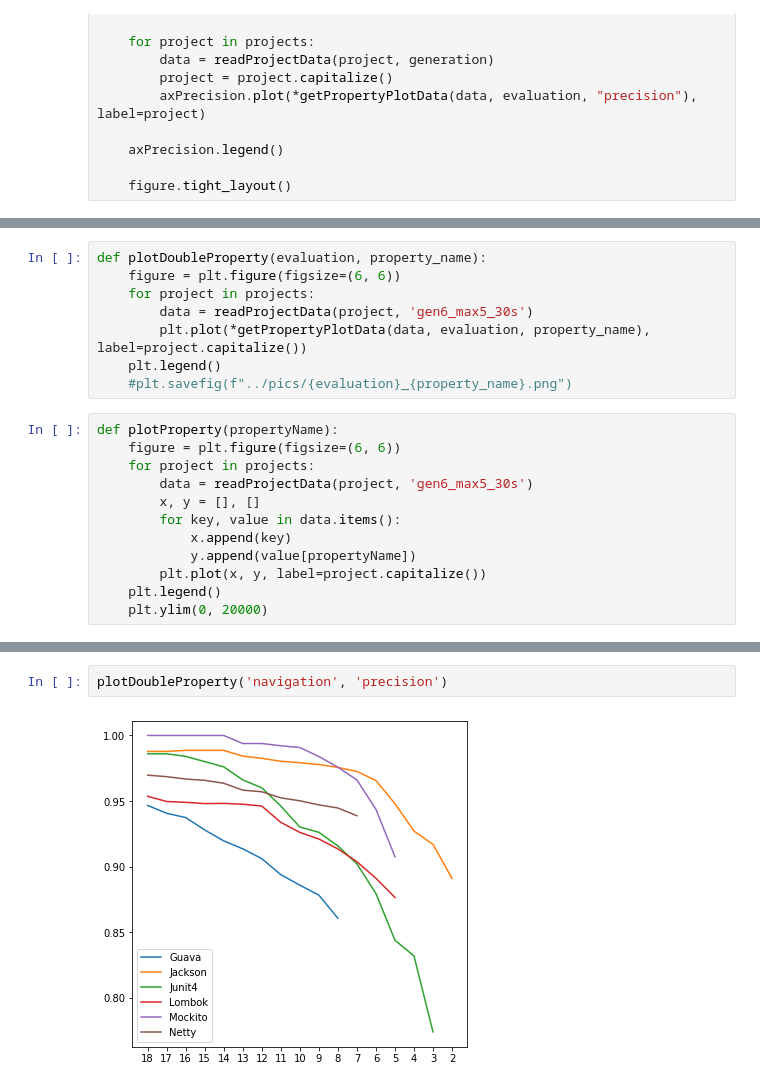
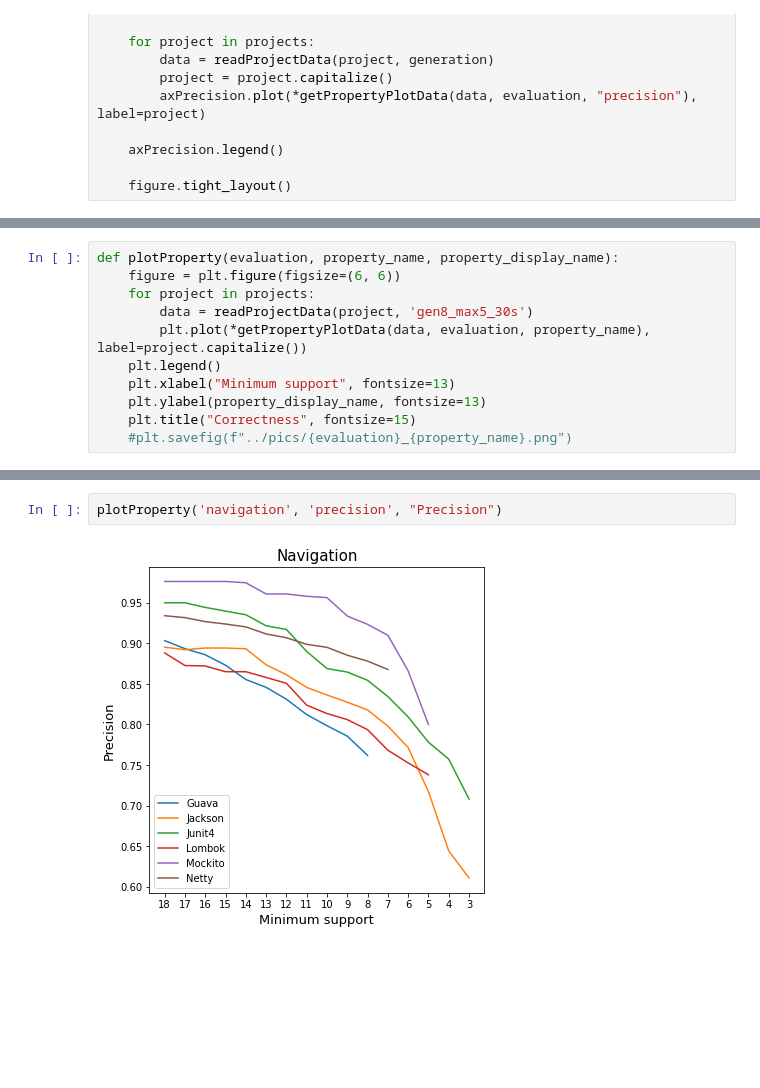
Before and after one commit to mrmegapolys/GitRules, a Jupyter notebook: notebooks/evaluation.ipynb, the cells around one changed output, grey strips where cells are left out. Drawn from its saved outputs; the diff is of its cells as text; blank space fills up the shorter version.

```diff
--- a/notebooks/evaluation.ipynb
+++ b/notebooks/evaluation.ipynb
@@ -128,20 +128,11 @@ plotFalseAlarm('gen6_max5_30s')
 # %%
-def plotDoubleProperty(evaluation, property_name):
+def plotProperty(evaluation, property_name, property_display_name):
     figure = plt.figure(figsize=(6, 6))
     for project in projects:
-        data = readProjectData(project, 'gen6_max5_30s')
+        data = readProjectData(project, 'gen8_max5_30s')
         plt.plot(*getPropertyPlotData(data, evaluation, property_name), label=project.capitalize())
     plt.legend()
+    plt.xlabel("Minimum support", fontsize=13)
+    plt.ylabel(property_display_name, fontsize=13)
+    plt.title("Correctness", fontsize=15)
     #plt.savefig(f"../pics/{evaluation}_{property_name}.png")
-# %%
-def plotProperty(propertyName):
-    figure = plt.figure(figsize=(6, 6))
-    for project in projects:
-        data = readProjectData(project, 'gen6_max5_30s')
-        x, y = [], []
-        for key, value in data.items():
-            x.append(key)
-            y.append(value[propertyName])
-        plt.plot(x, y, label=project.capitalize())
-    plt.legend()
-    plt.ylim(0, 20000)
@@ -156,5 +139,5 @@ plotProperty('itemsetsSize')
 # %%
-plotDoubleProperty('navigation', 'precision')
+plotProperty('navigation', 'precision', "Precision")
 # %% [output]
-[figure, old version]
+[figure, new version]
 # %%
```
Also changed, not shown: parts of 16 cells of this notebook, 9 other files.
